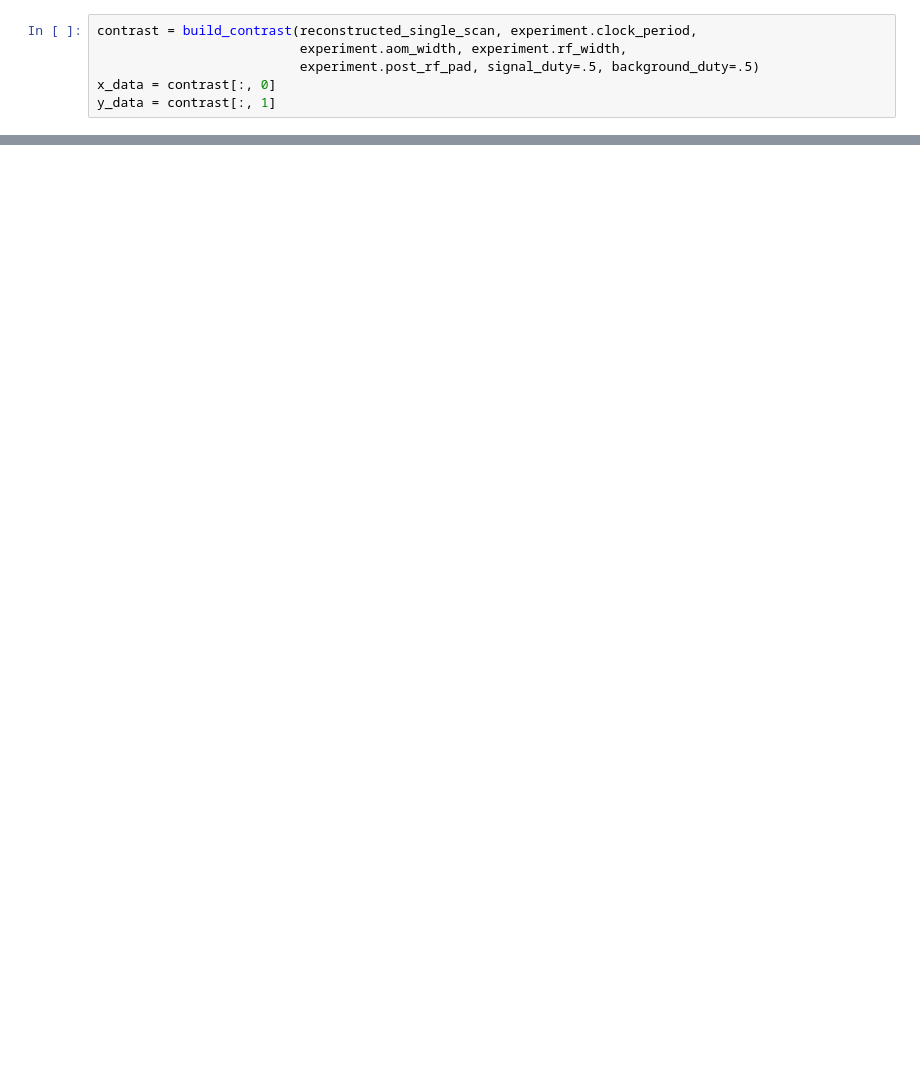
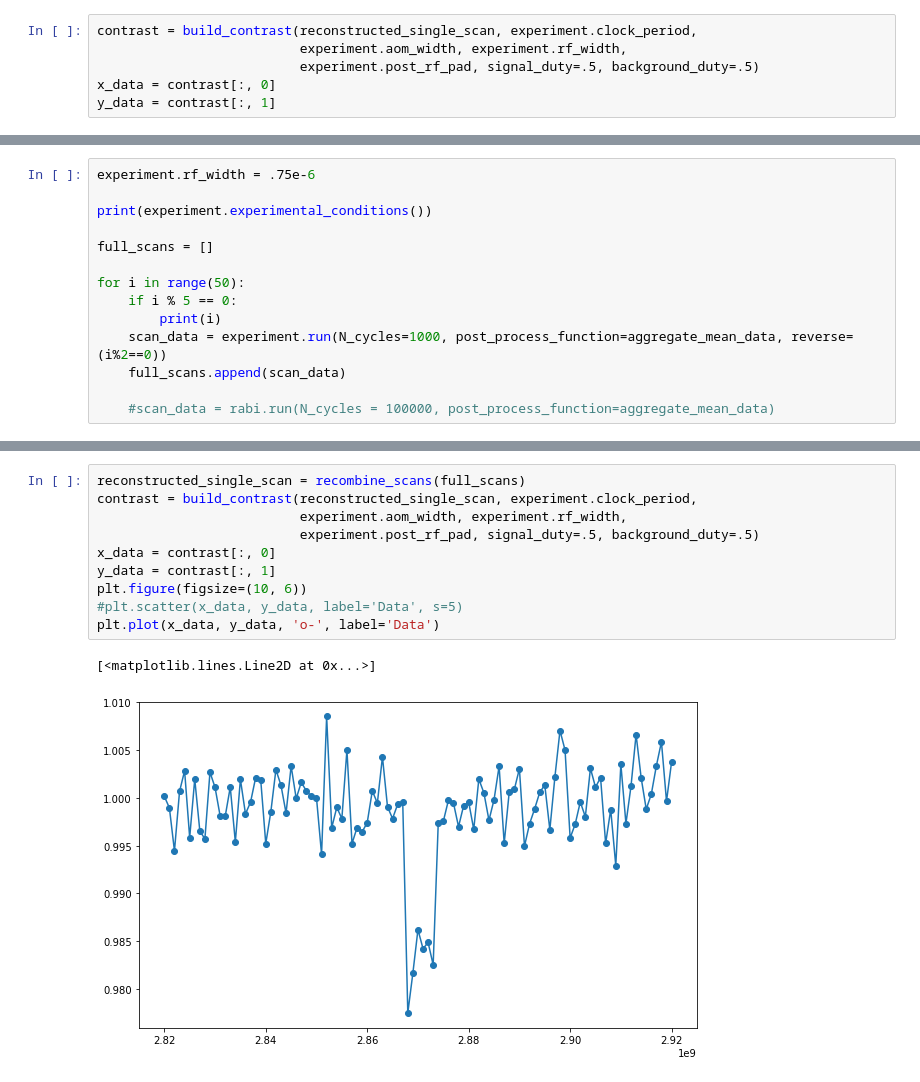
Before and after one commit to gadamc/cwodmr, a Jupyter notebook: podmr/v1_podmr.ipynb, the cells around one changed output, grey strips where cells are left out. Saved outputs shown, nothing was run; the diff lists cells and outputs as text; blank space fills up the shorter version.

```diff
--- a/podmr/v1_podmr.ipynb
+++ b/podmr/v1_podmr.ipynb
@@ -238,0 +279,14 @@ array([2.868e+09, 2.873e+09])
+# %%
+experiment.rf_width = .75e-6
+
+print(experiment.experimental_conditions())
+
+full_scans = []
+
+for i in range(50):
+    if i % 5 == 0:
+        print(i)
+    scan_data = experiment.run(N_cycles=1000, post_process_function=aggregate_mean_data, reverse=(i%2==0))
+    full_scans.append(scan_data)
+
+    #scan_data = rabi.run(N_cycles = 100000, post_process_function=aggregate_mean_data)
@@ -238,0 +305,13 @@ array([2.868e+09, 2.873e+09])
+# %%
+reconstructed_single_scan = recombine_scans(full_scans)
+contrast = build_contrast(reconstructed_single_scan, experiment.clock_period,
+                          experiment.aom_width, experiment.rf_width,
+                          experiment.post_rf_pad, signal_duty=.5, background_duty=.5)
+x_data = contrast[:, 0]
+y_data = contrast[:, 1]
+plt.figure(figsize=(10, 6))
+#plt.scatter(x_data, y_data, label='Data', s=5)
+plt.plot(x_data, y_data, 'o-', label='Data')
+# %% [output]
+[<matplotlib.lines.Line2D at 0x...>]
+[figure, added]
```
Also changed, not shown: parts of 18 cells of this notebook, 2 other files.
